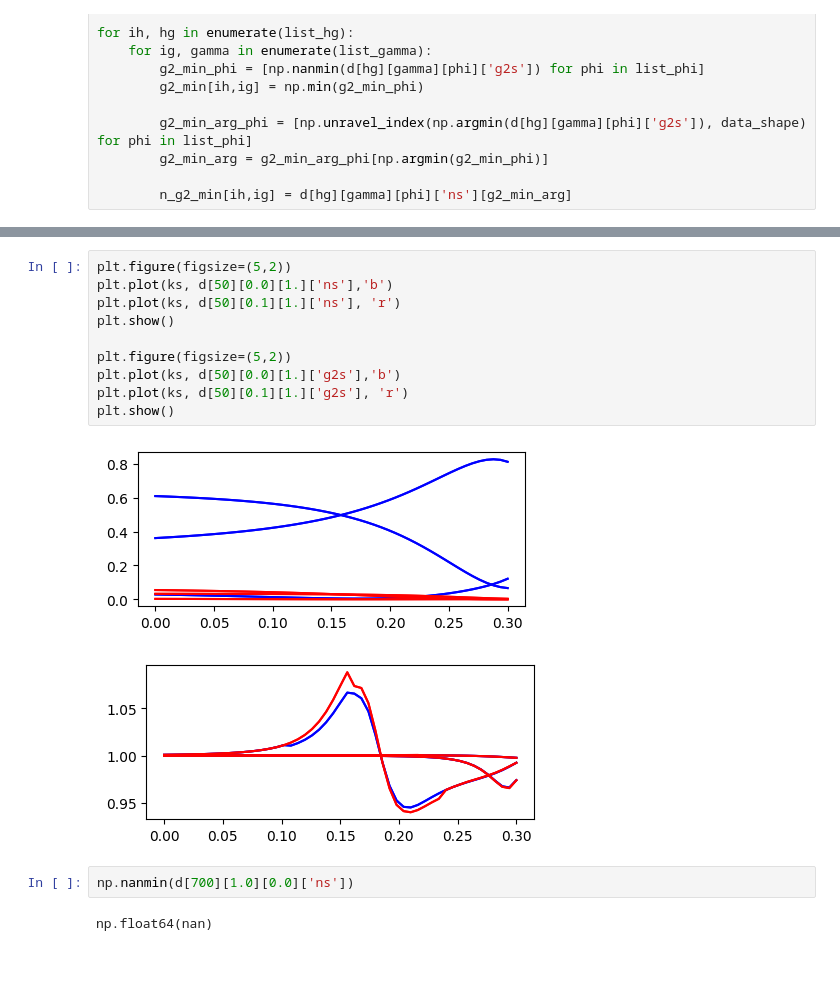
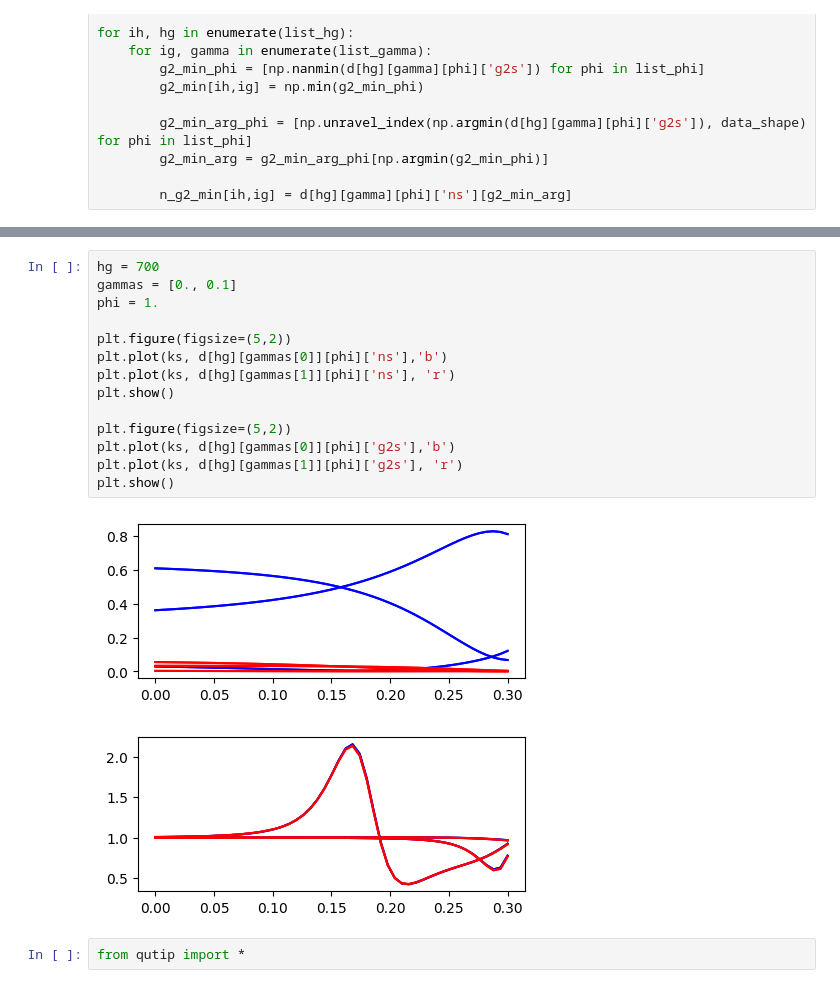
Before and after one commit to HewlettPackard/tensor-circuit-torch, a Jupyter notebook: MPDO_circuit/experiments/g2_experiment/analyze.ipynb, the cells around one changed output, grey strips where cells are left out. Drawn from its saved outputs; the diff is of its cells as text; blank space fills up the shorter version.

```diff
--- a/MPDO_circuit/experiments/g2_experiment/analyze.ipynb
+++ b/MPDO_circuit/experiments/g2_experiment/analyze.ipynb
@@ -96,17 +153,19 @@ np.float64(0.16840273246789234)
 # %%
+hg = 700
+gammas = [0., 0.1]
+phi = 1.
+
 plt.figure(figsize=(5,2))
-plt.plot(ks, d[50][0.0][1.]['ns'],'b')
-plt.plot(ks, d[50][0.1][1.]['ns'], 'r')
+plt.plot(ks, d[hg][gammas[0]][phi]['ns'],'b')
+plt.plot(ks, d[hg][gammas[1]][phi]['ns'], 'r')
 plt.show()
 
 plt.figure(figsize=(5,2))
-plt.plot(ks, d[50][0.0][1.]['g2s'],'b')
-plt.plot(ks, d[50][0.1][1.]['g2s'], 'r')
+plt.plot(ks, d[hg][gammas[0]][phi]['g2s'],'b')
+plt.plot(ks, d[hg][gammas[1]][phi]['g2s'], 'r')
 plt.show()
 # %% [output]
 [figure]
-[figure, old version]
+[figure, new version]
 # %%
-np.nanmin(d[700][1.0][0.0]['ns'])
+from qutip import *
-# %% [output]
-np.float64(nan)
```
Also changed, not shown: parts of 5 cells of this notebook, 8 other files.
